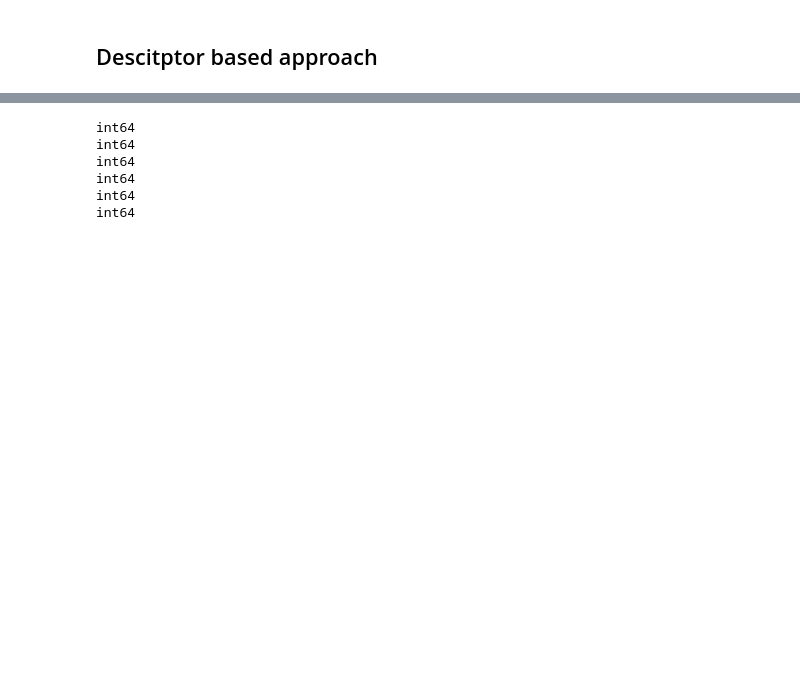
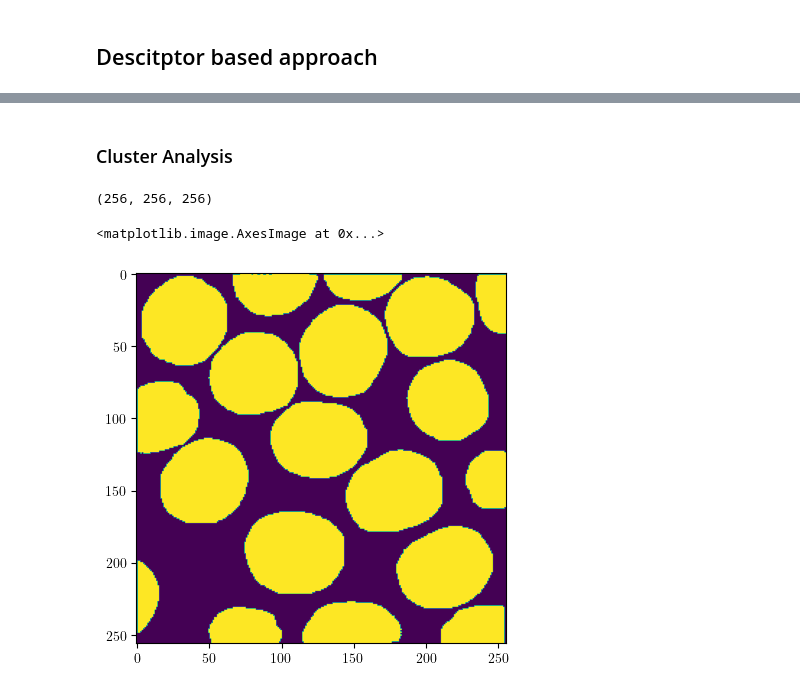
Before and after one commit to choROPeNt/MCRpy, a Jupyter notebook: notebooks/Ripley-K.ipynb, the cells around one changed output, grey strips where cells are left out. Drawn from its saved outputs; the diff is of its cells as text; code cells hidden in the pictures; blank space fills up the shorter version.

```diff
--- a/notebooks/Ripley-K.ipynb
+++ b/notebooks/Ripley-K.ipynb
@@ -278,7 +304,6 @@ WARNING:tensorflow:6 out of the last 6 calls to <function Correlations.make_sing
 for name, item in data_mask.items():
 
     mask = np.tile(item["mask"][:, :, np.newaxis], (1, 1, 1)).astype(np.int64)
-    print(mask.dtype)
     # Create a VTKImageData object
     image_data = vtk.vtkImageData()
     image_data.SetDimensions(tuple(x+1 for x in mask.shape)) ## important add +1 to every dimension
@@ -307,10 +332,5 @@ for name, item in data_mask.items():
     writer.SetInputData(image_data)
 
     writer.Write()
-# %% [output]
-int64
-int64
-int64
-int64
-int64
-int64
+# %% [markdown]
+### Cluster Analysis
@@ -316,0 +365,12 @@ int64
+# %%
+ms = data_mask["FVC40_011_000"]["mask"]
+ms = np.tile(ms[:, :, np.newaxis], (1, 1, ms.shape[0])).astype(np.int64)
+
+
+print(ms.shape)
+
+plt.imshow(ms[:,:,0])
+# %% [output]
+(256, 256, 256)
+<matplotlib.image.AxesImage at 0x...>
+[figure, added]
```
Also changed, not shown: parts of 14 cells of this notebook.
